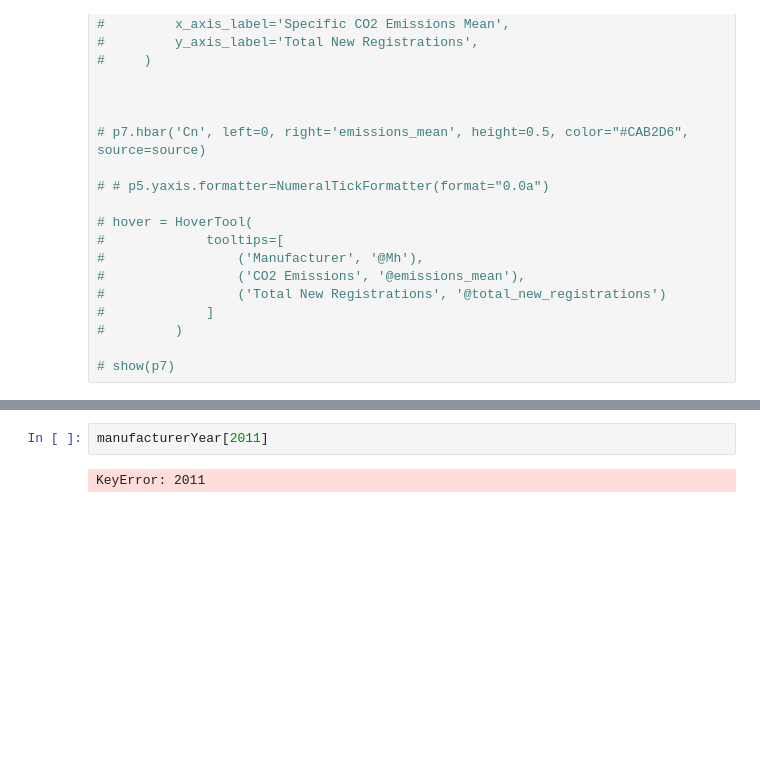
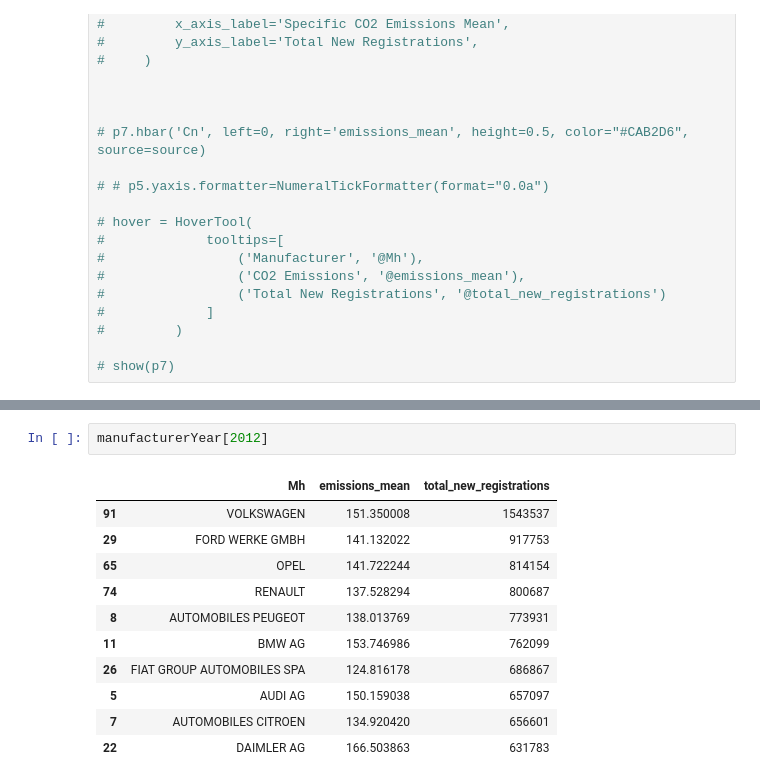
Before and after one commit to kaiomax/CO2-emissions, a Jupyter notebook: co2-emissions.ipynb, the cells around one changed output, grey strips where cells are left out. Saved outputs shown, nothing was run; the diff lists cells and outputs as text; blank space fills up the shorter version.

```diff
--- a/co2-emissions.ipynb
+++ b/co2-emissions.ipynb
@@ -348,4 +383,14 @@ show(p8)
 # %%
-manufacturerYear[2011]
+manufacturerYear[2012]
 # %% [output]
-KeyError: 2011
+|  | Mh | emissions_mean | total_new_registrations |
+| 91 | VOLKSWAGEN | 151.350008 | 1543537 |
+| 29 | FORD WERKE GMBH | 141.132022 | 917753 |
+| 65 | OPEL | 141.722244 | 814154 |
+| 74 | RENAULT | 137.528294 | 800687 |
+| 8 | AUTOMOBILES PEUGEOT | 138.013769 | 773931 |
+| 11 | BMW AG | 153.746986 | 762099 |
+| 26 | FIAT GROUP AUTOMOBILES SPA | 124.816178 | 686867 |
+| 5 | AUDI AG | 150.159038 | 657097 |
+| 7 | AUTOMOBILES CITROEN | 134.920420 | 656601 |
+| 22 | DAIMLER AG | 166.503863 | 631783 |
```
Also changed, not shown: parts of 6 cells of this notebook.
